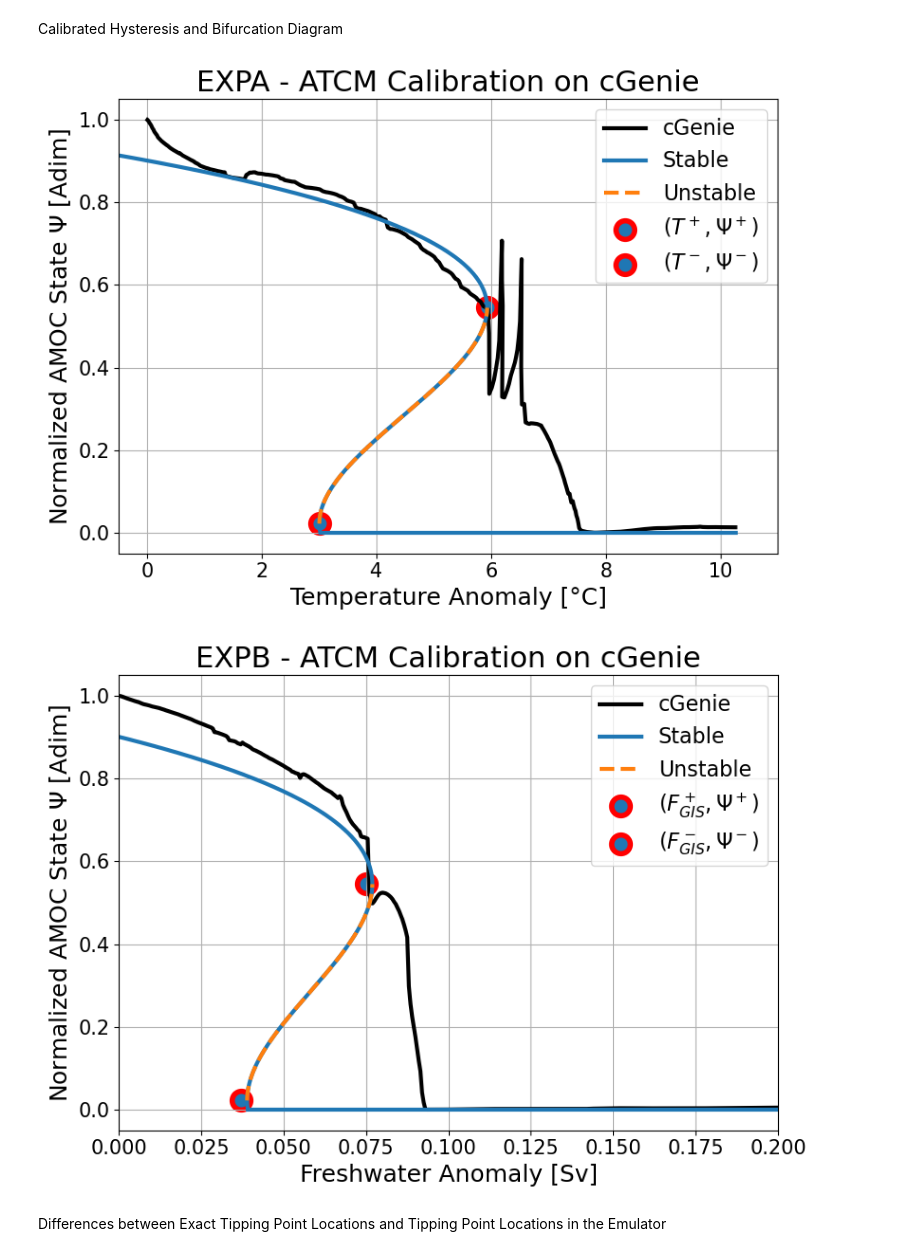
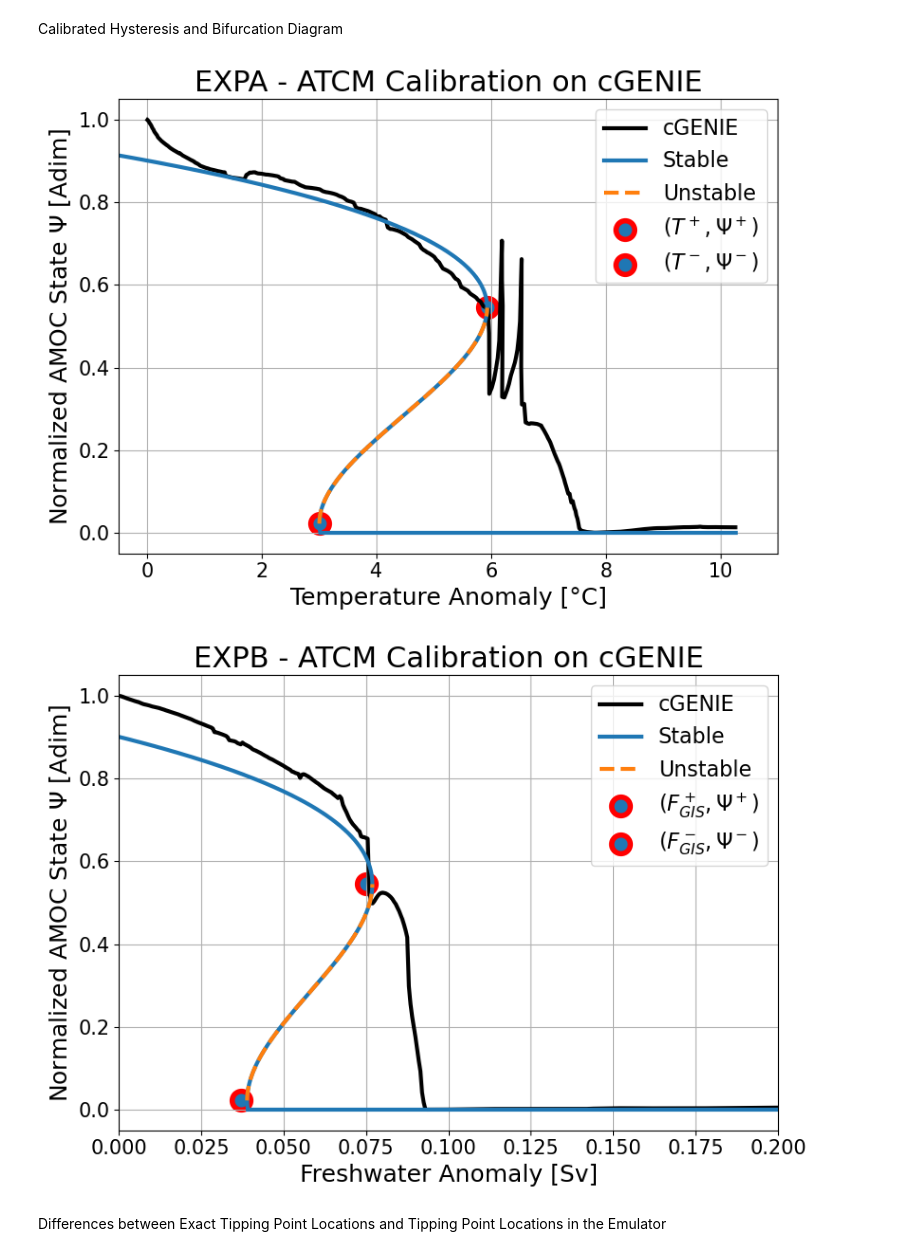
Before and after one commit to VUB-HYDR/2025_Laridon_etal_ORE, a Jupyter notebook: ATCM.ipynb, the cells around one changed output. Drawn from its saved outputs; the diff is of its cells as text; code cells hidden in the pictures.

```diff
--- a/ATCM.ipynb
+++ b/ATCM.ipynb
@@ -527,17 +527,17 @@ The experiments are the following :
 # %%
 ################################# Personnal data path #####################################
 
-base_path_cGenie_sim = os.path.join(base_path,'data\\cGenie simulations\\Paper Simulations')
+base_path_cGENIE_sim = os.path.join(base_path,'data\\cGENIE simulations\\Paper Simulations')
 
 ### Calibration Experiments ###
 
-personal_data_path_ExpA = os.path.join(base_path_cGenie_sim,'JG.worjh2.T_collapse.SPIN\\biogem\\')
-personal_data_path_ExpB = os.path.join(base_path_cGenie_sim,'JG.worjh2.fw_collapse.SPIN\\biogem\\')
-personal_data_path_ExpC = os.path.join(base_path_cGenie_sim,'JG.worjh2.fw_zigzag.SPIN\\biogem\\')
+personal_data_path_ExpA = os.path.join(base_path_cGENIE_sim,'JG.worjh2.T_collapse.SPIN\\biogem\\')
+personal_data_path_ExpB = os.path.join(base_path_cGENIE_sim,'JG.worjh2.fw_collapse.SPIN\\biogem\\')
+personal_data_path_ExpC = os.path.join(base_path_cGENIE_sim,'JG.worjh2.fw_zigzag.SPIN\\biogem\\')
 
 ### Validation Experiments ###
 
-personal_data_path_val_exp_1 = os.path.join(base_path_cGenie_sim,'JG.worjh2.hybrid_collapse.SPIN\\biogem\\')
+personal_data_path_val_exp_1 = os.path.join(base_path_cGENIE_sim,'JG.worjh2.hybrid_collapse.SPIN\\biogem\\')
 
 ###################################### Reading data ######################################
 
@@ -679,10 +679,10 @@ plt.show()
 ##### Temperature forcing
 # %%
 ### Computation of the global surface temperature anomaly ###
-eq_temp_cGenie = global_sat[0]
-global_sat_anomaly_cGenie = global_sat - eq_temp_cGenie
-print("Equilibrium initial surface temperature : {} °C".format(eq_temp_cGenie))
-print("Equilibrium initial surface temperature anomaly : {} °C".format(global_sat_anomaly_cGenie))
+eq_temp_cGENIE = global_sat[0]
+global_sat_anomaly_cGENIE = global_sat - eq_temp_cGENIE
+print("Equilibrium initial surface temperature : {} °C".format(eq_temp_cGENIE))
+print("Equilibrium initial surface temperature anomaly : {} °C".format(global_sat_anomaly_cGENIE))
 # %% [output]
 Equilibrium initial surface temperature : 12.306488 °C
 Equilibrium initial surface temperature anomaly : 0       0.000000
@@ -1048,8 +1048,8 @@ else:
 
 ## Definition of the all set of critical values and calibration ##
 
-cGenie_crit_params = [Psip,Psim,Tp,Tm,FGISp,FGISm,50,50]
-calib_coef = calib_module_AMOC(cGenie_crit_params[0], cGenie_crit_params[1], cGenie_crit_params[2], cGenie_crit_params[3], cGenie_crit_params[4], cGenie_crit_params[5],F_GIS_cst_A, T_forcing_cst_B)
+cGENIE_crit_params = [Psip,Psim,Tp,Tm,FGISp,FGISm,50,50]
+calib_coef = calib_module_AMOC(cGENIE_crit_params[0], cGENIE_crit_params[1], cGENIE_crit_params[2], cGENIE_crit_params[3], cGENIE_crit_params[4], cGENIE_crit_params[5],F_GIS_cst_A, T_forcing_cst_B)
 
 a_AMOC = calib_coef[0]
 b_AMOC = calib_coef[1]
@@ -1093,7 +1093,7 @@ def FGIS_funct_psi(psi):
 
 N=1000
 psi_range = np.linspace(0,1,N)
-unstable_psi = np.linspace(cGenie_crit_params[1],cGenie_crit_params[0],N)
+unstable_psi = np.linspace(cGENIE_crit_params[1],cGENIE_crit_params[0],N)
 
 T_unstable = Tpsi_funct_psi(unstable_psi)
 FGIS_unstable = FGIS_funct_psi(unstable_psi)
@@ -1104,33 +1104,33 @@ F_GIS_calib_module = (psi_range**3-a_AMOC*psi_range**2-b_AMOC*psi_range-c_AMOC-d
 # %%
 ## Plot bifurcation diagram experiment A ##
 plt.figure(figsize=(8,6))
 
-plt.plot(global_sat_anomaly_cGenie, norm_atl_max_overt_ExpA, color="black",label='cGenie',lw=3)
+plt.plot(global_sat_anomaly_cGENIE, norm_atl_max_overt_ExpA, color="black",label='cGENIE',lw=3)
 plt.plot(T_calib_module,psi_range,color='tab:blue',label='Stable',lw=3)
 plt.plot(T_unstable,unstable_psi,color='tab:orange',linestyle='dashed',label='Unstable',lw=3)
 plt.hlines(y=0, xmin=3, xmax=10.3, color='tab:blue', linewidth=3)
 
 plt.scatter(Tp, Psip, marker='o', color="#1f77b4",linewidths=4,s=200,edgecolors="red", label=r"$(T^+, \Psi^+)$")
 plt.scatter(Tm, Psim, marker='o', color="#1f77b4",linewidths=4,s=200,edgecolors="red", label=r"$(T^-, \Psi^-)$")
 
 
-plt.title("EXPA - ATCM Calibration on cGenie",fontsize=22)
+plt.title("EXPA - ATCM Calibration on cGENIE",fontsize=22)
 plt.xlabel("Temperature Anomaly [°C]",fontsize=18)
 plt.xlim(-0.5,11)
 plt.ylabel("Normalized AMOC State "+r"$\Psi$ "+"[Adim]",fontsize=18)
 plt.tick_params(axis='both',labelsize=15)
 plt.grid()
 plt.legend(fontsize=16)
 plt.tight_layout()
 plt.savefig(figures_path+'EXPA_emu_bif_diag_bp',dpi=400)
 plt.show()
 # %% [output]
-[figure, old version]
+[figure, new version]
 # %%
 ### Plot ###
 plt.figure(figsize=(8,6))
 
-plt.plot(hosing_forcing_it,norm_atl_max_overt_ExpB,color='black',label='cGenie',lw=3)
+plt.plot(hosing_forcing_it,norm_atl_max_overt_ExpB,color='black',label='cGENIE',lw=3)
 plt.plot(F_GIS_calib_module,psi_range,color='tab:blue',label='Stable',lw=3)
 plt.plot(FGIS_unstable,unstable_psi,color='tab:orange',linestyle='dashed',label='Unstable',lw=3)
 plt.hlines(y=0, xmin=0.039, xmax=0.2, color='tab:blue', linewidth=3)
@@ -1139,7 +1139,7 @@ plt.scatter(FGISp, Psip_ExpA, marker='o', color="#1f77b4",linewidths=4,s=200, ed
 plt.scatter(FGISm, Psim_ExpA, marker='o', color="#1f77b4",linewidths=4,s=200, edgecolors="red", label=r"$(F_{GIS}^-, \Psi^-)$")
 
 
-plt.title("EXPB - ATCM Calibration on cGenie",fontsize=22)
+plt.title("EXPB - ATCM Calibration on cGENIE",fontsize=22)
 plt.xlabel("Freshwater Anomaly [Sv]",fontsize=18)
 plt.ylabel("Normalized AMOC State "+r"$\Psi$ "+"[Adim]",fontsize=18)
 plt.tick_params(axis='both',labelsize=15)
@@ -1150,7 +1150,7 @@ plt.xlim(0,0.2)
 plt.savefig(figures_path+'EXPB_emu_bif_diag_bp',dpi=400)
 plt.show()
 # %% [output]
-[figure, old version]
+[figure, new version]
 # %% [markdown]
 Differences between Exact Tipping Point Locations and Tipping Point Locations in the Emulator
 # %%
```
Also changed, not shown: parts of 35 cells of this notebook, 44 other files.
